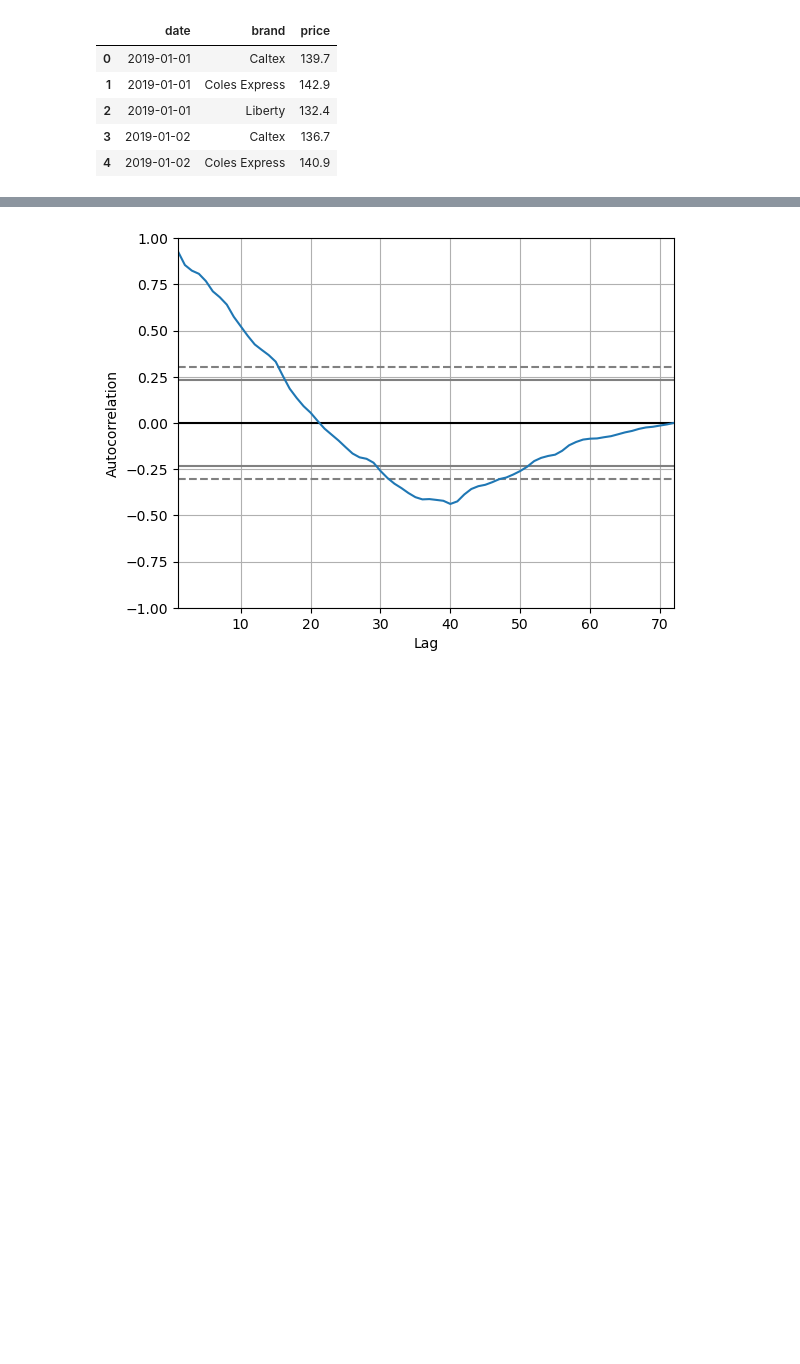
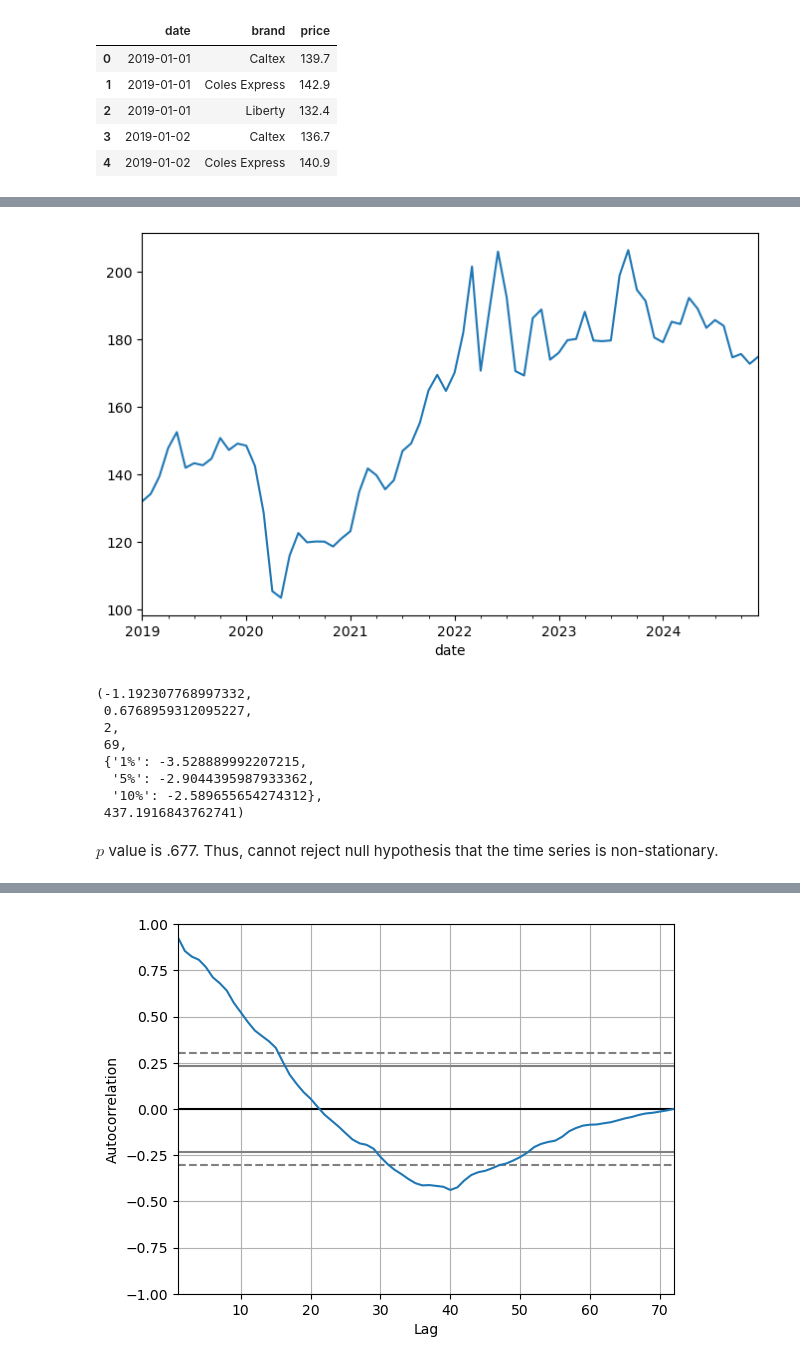
Before and after one commit to moscmh/portfolio, a Jupyter notebook: Time_Series/Perth_Fuel_Forecast/perth_fuel.ipynb, the cells around one changed output, grey strips where cells are left out. Drawn from its saved outputs; the diff is of its cells as text; code cells hidden in the pictures; blank space fills up the shorter version.

```diff
--- a/Time_Series/Perth_Fuel_Forecast/perth_fuel.ipynb
+++ b/Time_Series/Perth_Fuel_Forecast/perth_fuel.ipynb
@@ -107,0 +123,21 @@ df_uni = df.groupby(['date'])['price'].agg('mean')
+# %%
+# Testing trend stationarity
+from statsmodels.tsa.stattools import adfuller
+
+fig, ax = plt.subplots(figsize=(8,5))
+df_uni.plot(ax=ax)
+plt.show()
+
+adfuller(df_uni)
+# %% [output]
+[figure, added]
+(-1.192307768997332,
+ 0.6768959312095227,
+ 2,
+ 69,
+ {'1%': -3.528889992207215,
+  '5%': -2.9044395987933362,
+  '10%': -2.589655654274312},
+ 437.1916843762741)
+# %% [markdown]
+$p$ value is .677. Thus, cannot reject null hypothesis that the time series is non-stationary.
```
Also changed, not shown: parts of 10 cells of this notebook.
